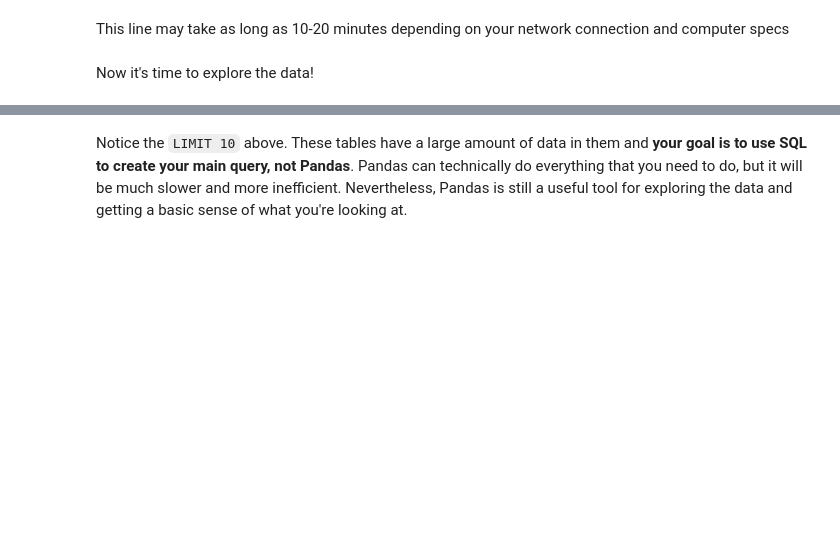
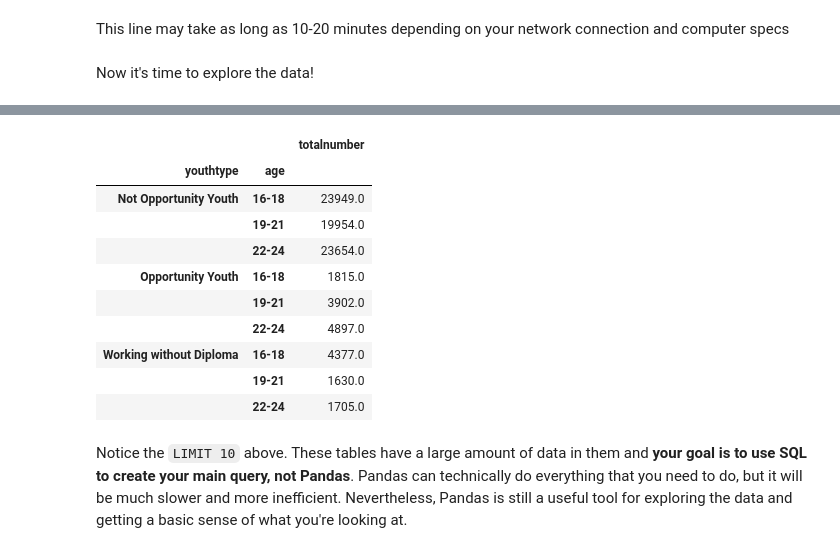
Before and after one commit to hmdev649/dsc-mod-1-project-seattle-ds, a Jupyter notebook: notebooks/exploratory/01_erh_download_and_explore_data.ipynb, the cells around one changed output, grey strips where cells are left out. Drawn from its saved outputs; the diff is of its cells as text; code cells hidden in the pictures; blank space fills up the shorter version.

```diff
--- a/notebooks/exploratory/01_erh_download_and_explore_data.ipynb
+++ b/notebooks/exploratory/01_erh_download_and_explore_data.ipynb
@@ -179,2 +108,20 @@ AND RIGHT(serialno, 9)='000550228'
+# %%
+df_youth=df.groupby(['youthtype', 'age']).agg({'totalnumber': 'sum'})
+#df_youth.values
+df_youth
+#df_youth.pivot(columns='age', values=df_youth.values)
+#df_youth.set_index('youthtype').unstack('youthtype')
+# %% [output]
+|  |  | totalnumber |
+| youthtype | age |  |
+| Not Opportunity Youth | 16-18 | 23949.0 |
+|  | 19-21 | 19954.0 |
+|  | 22-24 | 23654.0 |
+| Opportunity Youth | 16-18 | 1815.0 |
+|  | 19-21 | 3902.0 |
+|  | 22-24 | 4897.0 |
+| Working without Diploma | 16-18 | 4377.0 |
+|  | 19-21 | 1630.0 |
+|  | 22-24 | 1705.0 |
 # %% [markdown]
 Notice the `LIMIT 10` above.  These tables have a large amount of data in them and **your goal is to use SQL to create your main query, not Pandas**.  Pandas can technically do everything that you need to do, but it will be much slower and more inefficient.  Nevertheless, Pandas is still a useful tool for exploring the data and getting a basic sense of what you're looking at.
```
Also changed, not shown: parts of 11 cells of this notebook.
